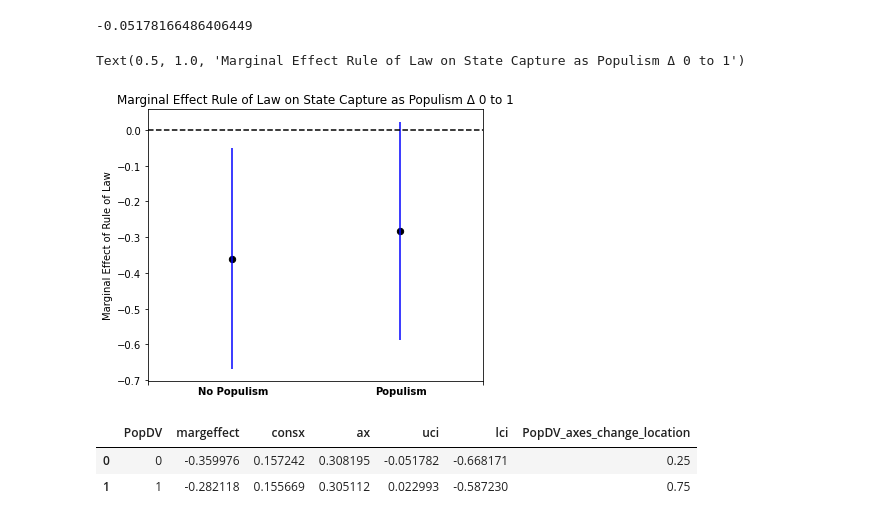
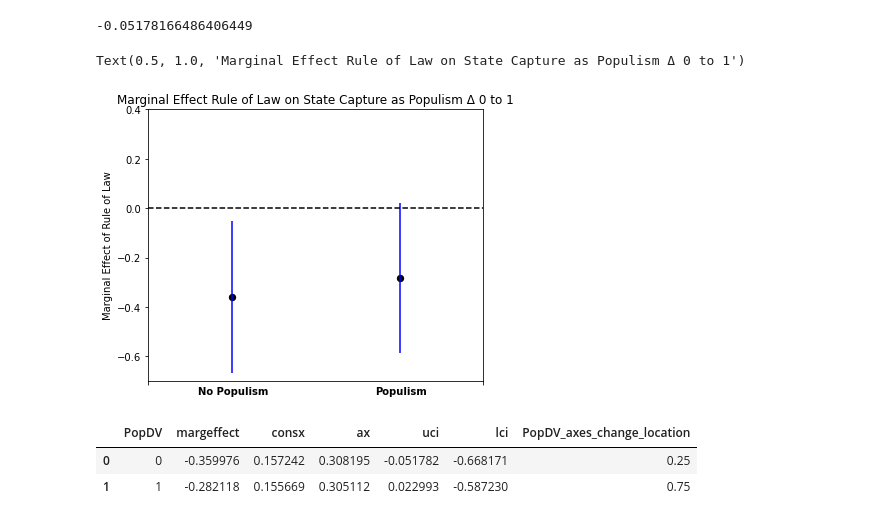
Before and after one commit to jgkorman/Python-Projects, a Jupyter notebook: State_Capture_and_Populism_data.ipynb, the cells around one changed output. Drawn from its saved outputs; the diff is of its cells as text; code cells hidden in the pictures.

Commit message:
Creating marginal & substantive effects and forest plots in python

```diff
--- a/State_Capture_and_Populism_data.ipynb
+++ b/State_Capture_and_Populism_data.ipynb
@@ -783,30 +783,31 @@ postestimation.iloc[0, 4]
 # %%
 fig, ax = plt.subplots(figsize = (6, 5))
 postestimation.plot('PopDV_axes_change_location', 'margeffect', kind='scatter', ax=ax, color='black', s=40)
 # postestimation.plot('PopDV', 'uci', kind='scatter', ax=ax, label='Upper Bound')
 # postestimation.plot('PopDV', 'lci', kind='scatter', ax=ax, label='Lower Bound')
 
 #ax.errorbar(postestimation['PopDV'], postestimation['margeffect'], yerr = postestimation['ax'], xerr = None)
 # ax.vlines(0, postestimation.iloc[0, 4], postestimation.iloc[0, 5],  color='blue')
 # ax.vlines(1, postestimation.iloc[1, 4], postestimation.iloc[1, 5],  color='blue')
 
 ax.vlines(.25, postestimation.iloc[0, 4], postestimation.iloc[0, 5],  color='blue')
 ax.vlines(.75, postestimation.iloc[1, 4], postestimation.iloc[1, 5],  color='blue')
 
 ax.axhline(y=0, xmin=0, xmax=1, linestyle = '--', color='black')
 
 fig.text(.24, .09, 'No Populism', weight='bold')
 fig.text(.65, .09, 'Populism', weight='bold')
 
 ax.set_xticks([0, 1])
 ax.set_xticklabels("")
+ax.set_ylim(-.7, .4)
 
 ax.set_xlabel("")
 ax.set_ylabel("Marginal Effect of Rule of Law")
 ax.set_title("Marginal Effect Rule of Law on State Capture as Populism \u0394 0 to 1")
 # %% [output]
 Text(0.5, 1.0, 'Marginal Effect Rule of Law on State Capture as Populism Δ 0 to 1')
-[figure, old version]
+[figure, new version]
 # %%
 postestimation
 # %% [output]
```
Also changed, not shown: parts of 29 cells of this notebook.
